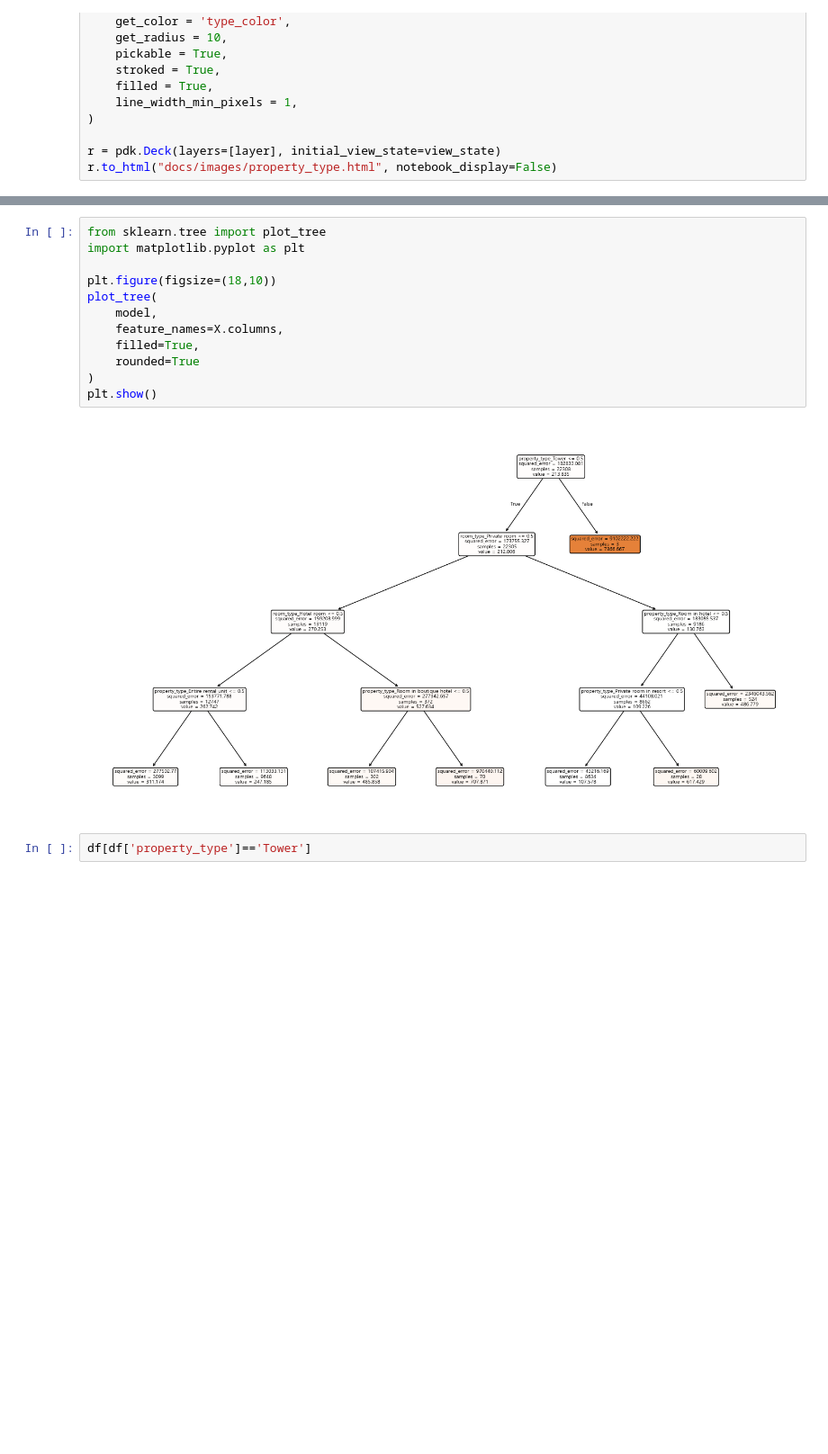
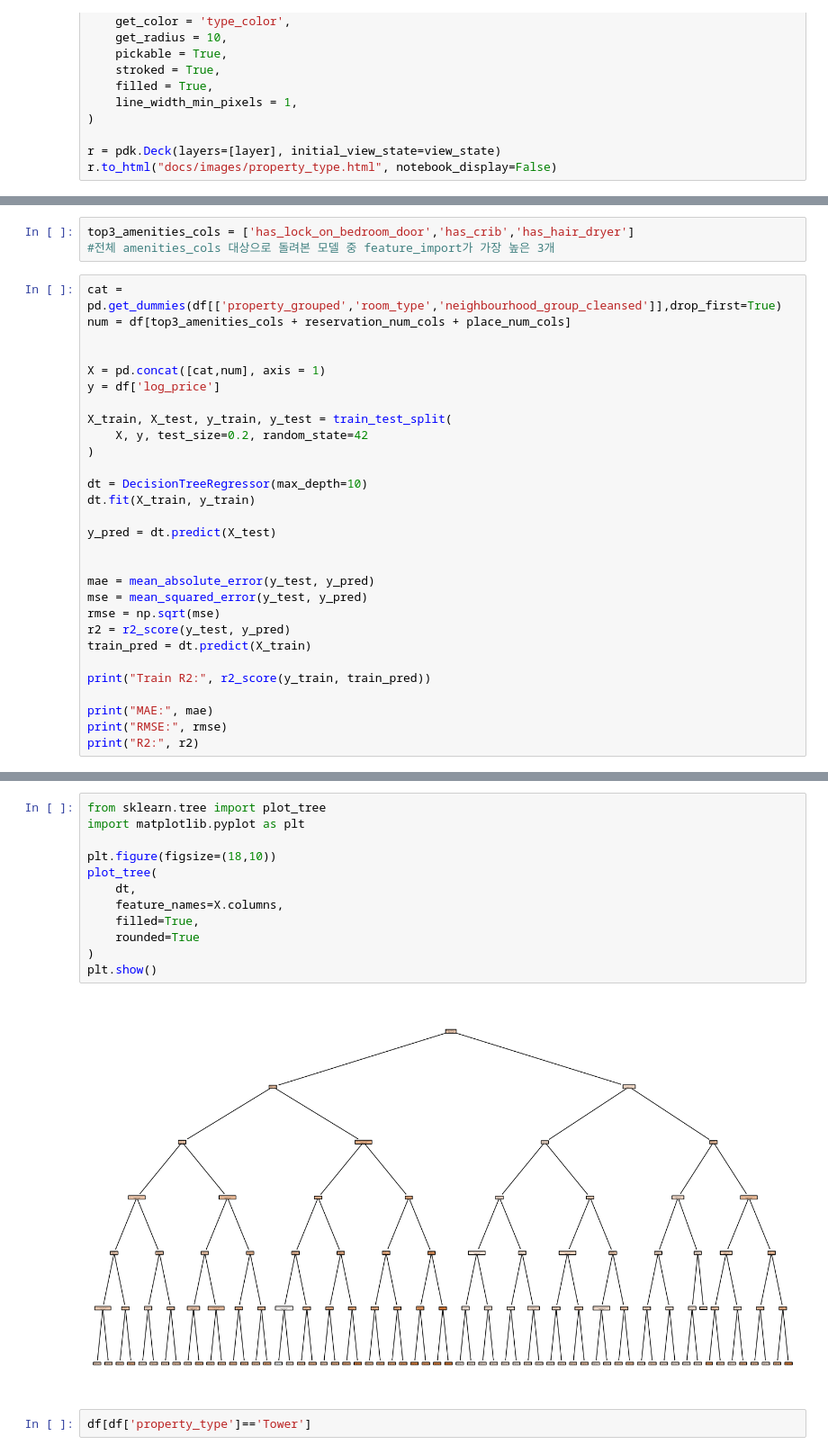
Before and after one commit to sybeom528/airbnb_price_prediction, a Jupyter notebook: notebooks/lch_first_eda.ipynb, the cells around one changed output, grey strips where cells are left out. Shown at 90% size. Saved outputs shown, nothing was run; the diff lists cells and outputs as text; blank space fills up the shorter version.

```diff
--- a/notebooks/lch_first_eda.ipynb
+++ b/notebooks/lch_first_eda.ipynb
@@ -1141,0 +1202,32 @@ DecisionTreeRegressor(max_depth=4)
+# %%
+top3_amenities_cols = ['has_lock_on_bedroom_door','has_crib','has_hair_dryer']
+#전체 amenities_cols 대상으로 돌려본 모델 중 feature_import가 가장 높은 3개
+# %%
+cat = pd.get_dummies(df[['property_grouped','room_type','neighbourhood_group_cleansed']],drop_first=True)
+num = df[top3_amenities_cols + reservation_num_cols + place_num_cols]
+
+
+X = pd.concat([cat,num], axis = 1)
+y = df['log_price']
+
+X_train, X_test, y_train, y_test = train_test_split(
+    X, y, test_size=0.2, random_state=42
+)
+
+dt = DecisionTreeRegressor(max_depth=10)
+dt.fit(X_train, y_train)
+
+y_pred = dt.predict(X_test)
+
+
+mae = mean_absolute_error(y_test, y_pred)
+mse = mean_squared_error(y_test, y_pred)
+rmse = np.sqrt(mse)
+r2 = r2_score(y_test, y_pred)
+train_pred = dt.predict(X_train)
+
+print("Train R2:", r2_score(y_train, train_pred))
+
+print("MAE:", mae)
+print("RMSE:", rmse)
+print("R2:", r2)
@@ -1142,17 +1274,17 @@ DecisionTreeRegressor(max_depth=4)
 # %%
 from sklearn.tree import plot_tree
 import matplotlib.pyplot as plt
 
 plt.figure(figsize=(18,10))
 plot_tree(
-    model,
+    dt,
     feature_names=X.columns,
     filled=True,
     rounded=True
 )
 plt.show()
 # %% [output]
-[figure, old version]
+[figure, new version]
 # %%
 df[df['property_type']=='Tower']
 # %% [output]
```
Also changed, not shown: parts of 50 cells of this notebook, 2 other files.
